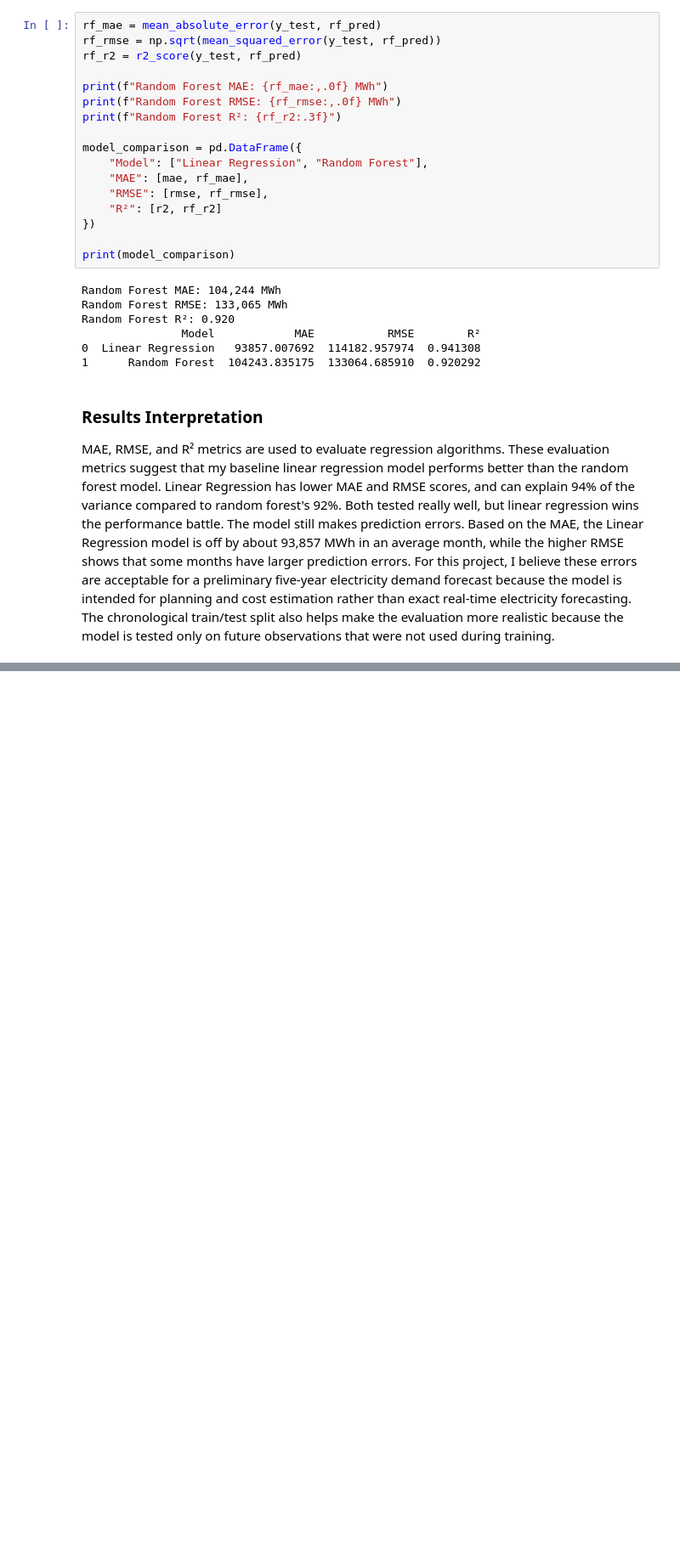
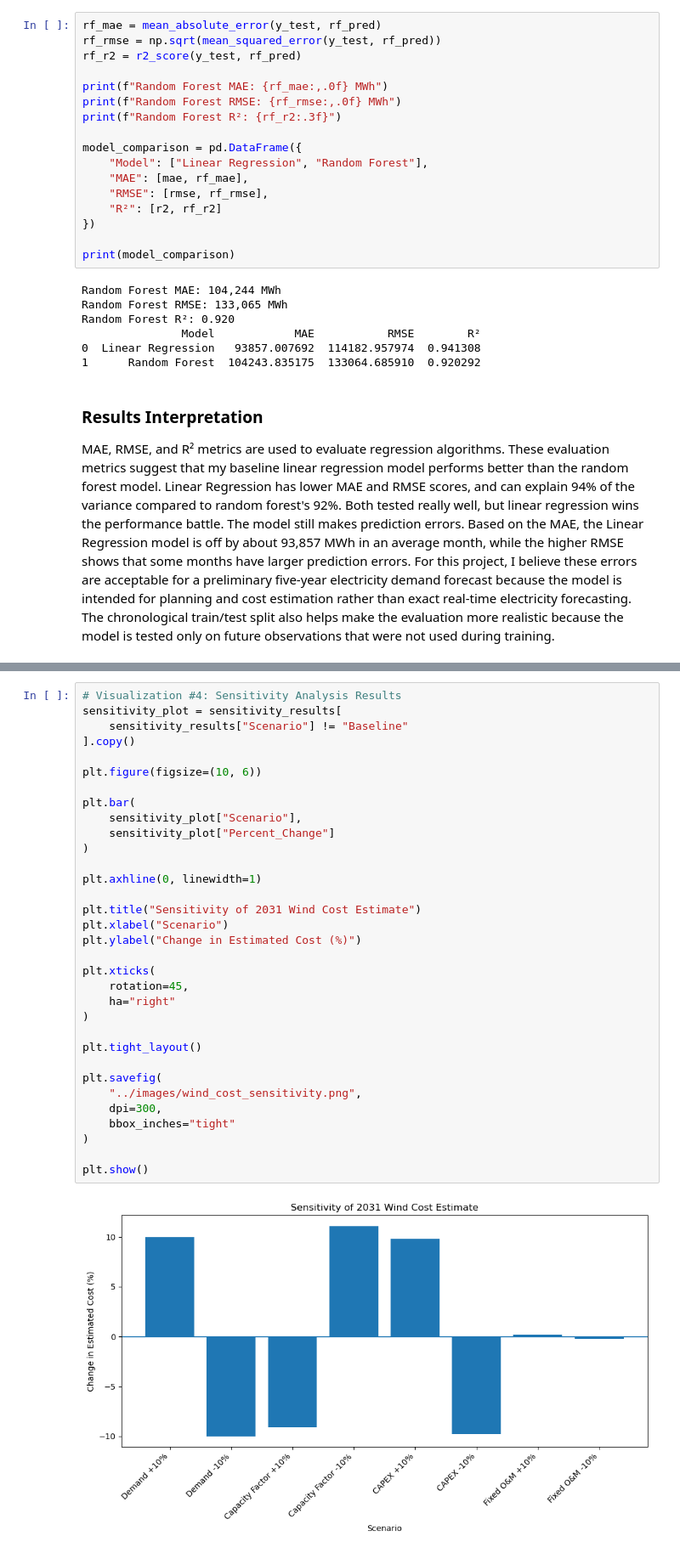
Before and after one commit to CCCKBrant/Kansas-Clean-Energy-Cost-Forecast, a Jupyter notebook: notebooks/01_data_exploration.ipynb, the cells around one changed output, grey strips where cells are left out. Shown at 85% size. Drawn from its saved outputs; the diff is of its cells as text; blank space fills up the shorter version.

```diff
--- a/notebooks/01_data_exploration.ipynb
+++ b/notebooks/01_data_exploration.ipynb
@@ -1254,0 +1881,35 @@ The model still makes prediction errors. Based on the MAE, the Linear Regression
+# %%
+# Visualization #4: Sensitivity Analysis Results
+sensitivity_plot = sensitivity_results[
+    sensitivity_results["Scenario"] != "Baseline"
+].copy()
+
+plt.figure(figsize=(10, 6))
+
+plt.bar(
+    sensitivity_plot["Scenario"],
+    sensitivity_plot["Percent_Change"]
+)
+
+plt.axhline(0, linewidth=1)
+
+plt.title("Sensitivity of 2031 Wind Cost Estimate")
+plt.xlabel("Scenario")
+plt.ylabel("Change in Estimated Cost (%)")
+
+plt.xticks(
+    rotation=45,
+    ha="right"
+)
+
+plt.tight_layout()
+
+plt.savefig(
+    "../images/wind_cost_sensitivity.png",
+    dpi=300,
+    bbox_inches="tight"
+)
+
+plt.show()
+# %% [output]
+[figure, added]
```
Also changed, not shown: parts of 30 cells of this notebook, 5 other files.
